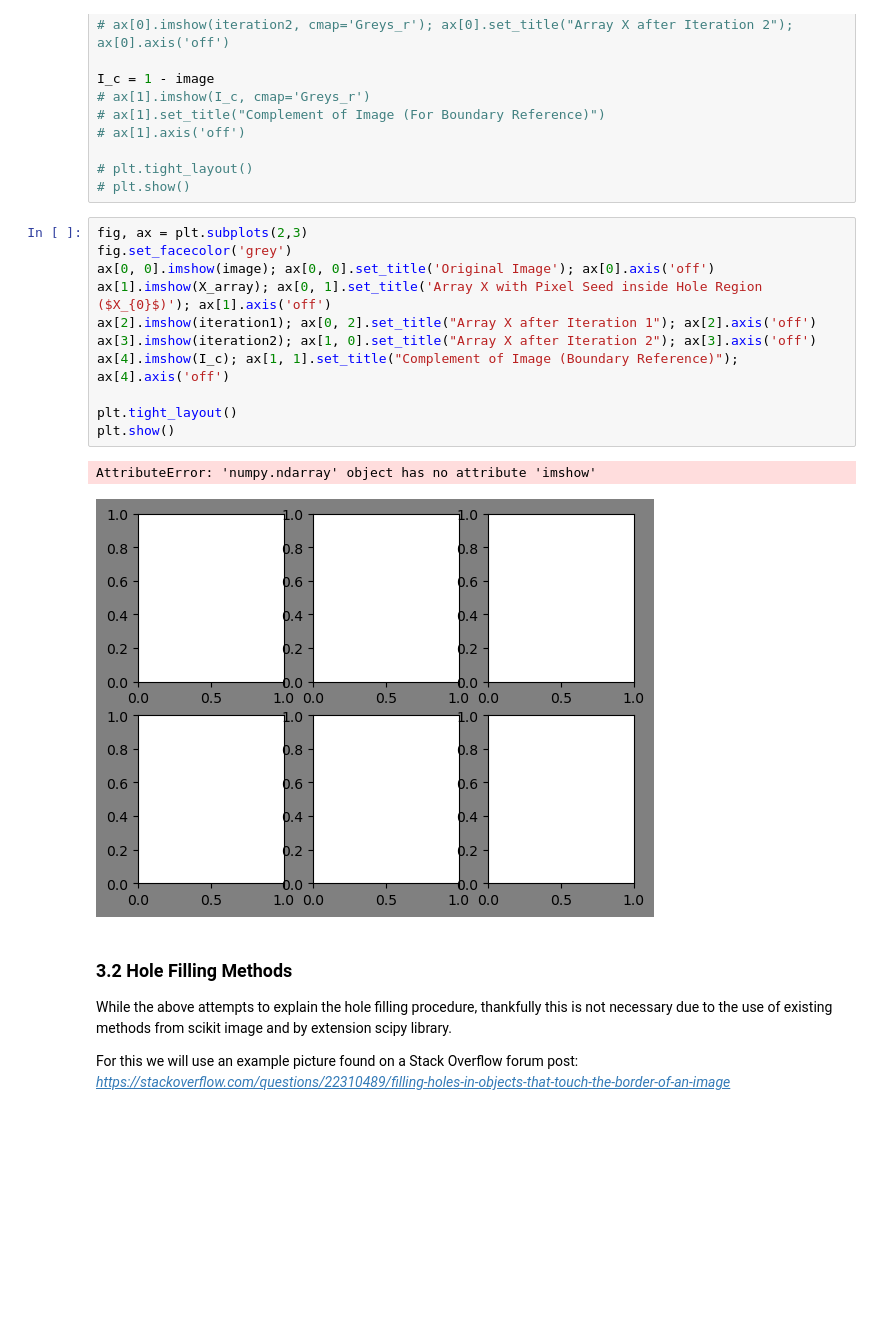
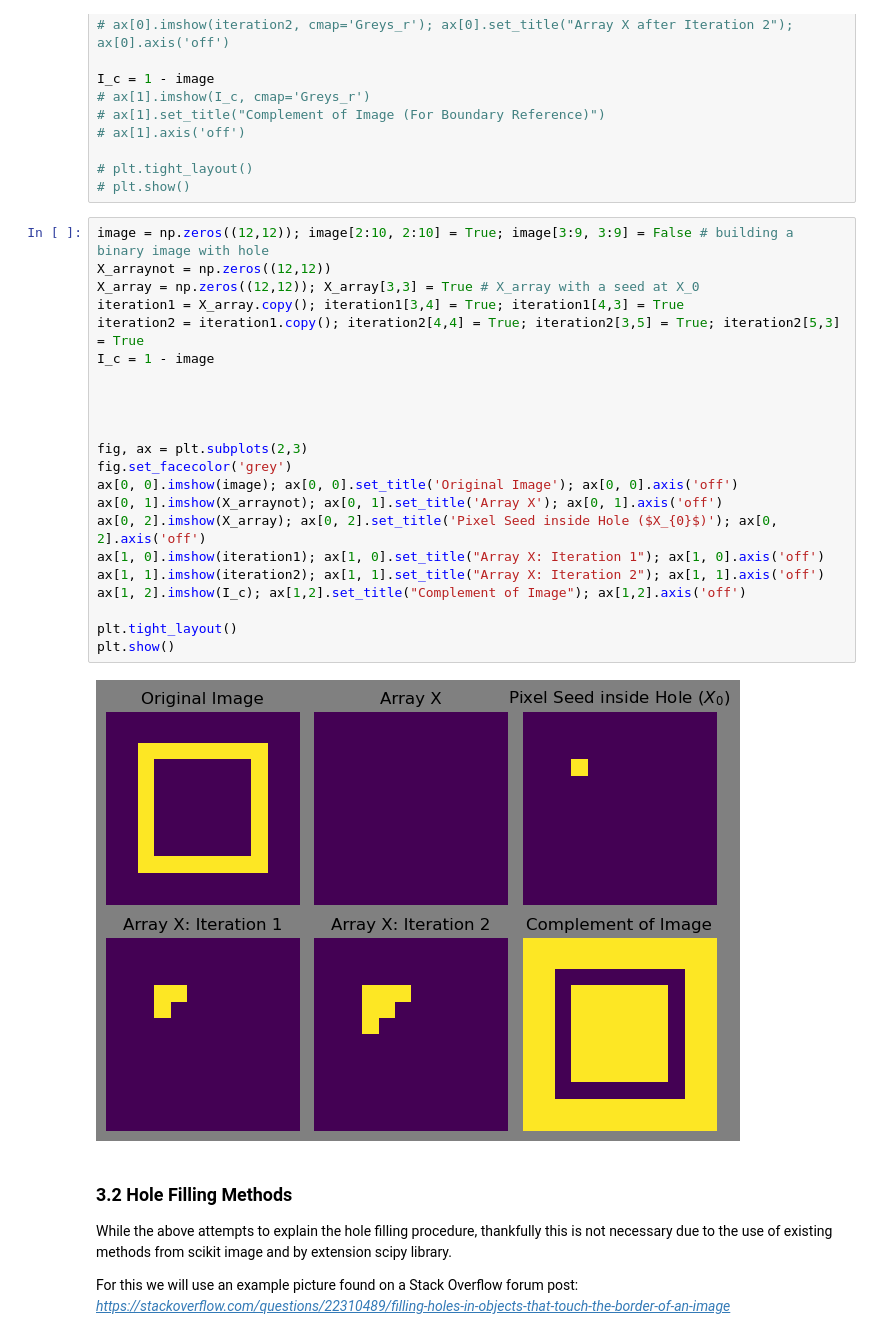
Before and after one commit to zionnpark/BME1462-group-project, a Jupyter notebook: presentation/part3_algorithms.ipynb, the cells around one changed output. Drawn from its saved outputs; the diff is of its cells as text; blank space fills up the shorter version.

Commit message:
Updated the visual illustration of hole filling algorithm

```diff
--- a/presentation/part3_algorithms.ipynb
+++ b/presentation/part3_algorithms.ipynb
@@ -84,19 +84,29 @@ I_c = 1 - image
 # plt.tight_layout()
 # plt.show()
 # %%
+image = np.zeros((12,12)); image[2:10, 2:10] = True; image[3:9, 3:9] = False # building a binary image with hole
+X_arraynot = np.zeros((12,12))
+X_array = np.zeros((12,12)); X_array[3,3] = True # X_array with a seed at X_0
+iteration1 = X_array.copy(); iteration1[3,4] = True; iteration1[4,3] = True
+iteration2 = iteration1.copy(); iteration2[4,4] = True; iteration2[3,5] = True; iteration2[5,3] = True
+I_c = 1 - image
+
+
+
+
 fig, ax = plt.subplots(2,3)
 fig.set_facecolor('grey')
-ax[0, 0].imshow(image); ax[0, 0].set_title('Original Image'); ax[0].axis('off')
-ax[1].imshow(X_array); ax[0, 1].set_title('Array X with Pixel Seed inside Hole Region ($X_{0}$)'); ax[1].axis('off')
-ax[2].imshow(iteration1); ax[0, 2].set_title("Array X after Iteration 1"); ax[2].axis('off')
-ax[3].imshow(iteration2); ax[1, 0].set_title("Array X after Iteration 2"); ax[3].axis('off')
-ax[4].imshow(I_c); ax[1, 1].set_title("Complement of Image (Boundary Reference)"); ax[4].axis('off')
+ax[0, 0].imshow(image); ax[0, 0].set_title('Original Image'); ax[0, 0].axis('off')
+ax[0, 1].imshow(X_arraynot); ax[0, 1].set_title('Array X'); ax[0, 1].axis('off')
+ax[0, 2].imshow(X_array); ax[0, 2].set_title('Pixel Seed inside Hole ($X_{0}$)'); ax[0, 2].axis('off')
+ax[1, 0].imshow(iteration1); ax[1, 0].set_title("Array X: Iteration 1"); ax[1, 0].axis('off')
+ax[1, 1].imshow(iteration2); ax[1, 1].set_title("Array X: Iteration 2"); ax[1, 1].axis('off')
+ax[1, 2].imshow(I_c); ax[1,2].set_title("Complement of Image"); ax[1,2].axis('off')
 
 plt.tight_layout()
 plt.show()
 # %% [output]
-AttributeError: 'numpy.ndarray' object has no attribute 'imshow'
-[figure, old version]
+[figure, new version]
 # %% [markdown]
 ### 3.2 Hole Filling Methods
 While the above attempts to explain the hole filling procedure, thankfully this is not necessary due to the use of existing methods from scikit image and by extension scipy library.
```
